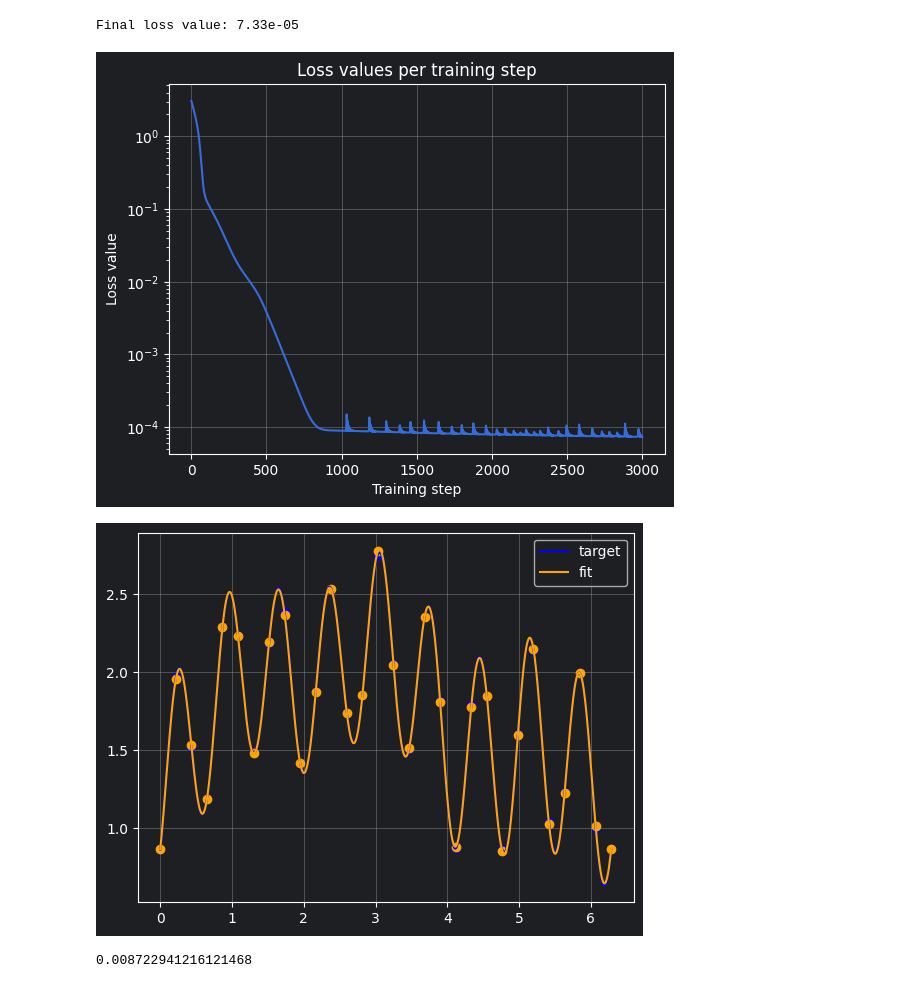
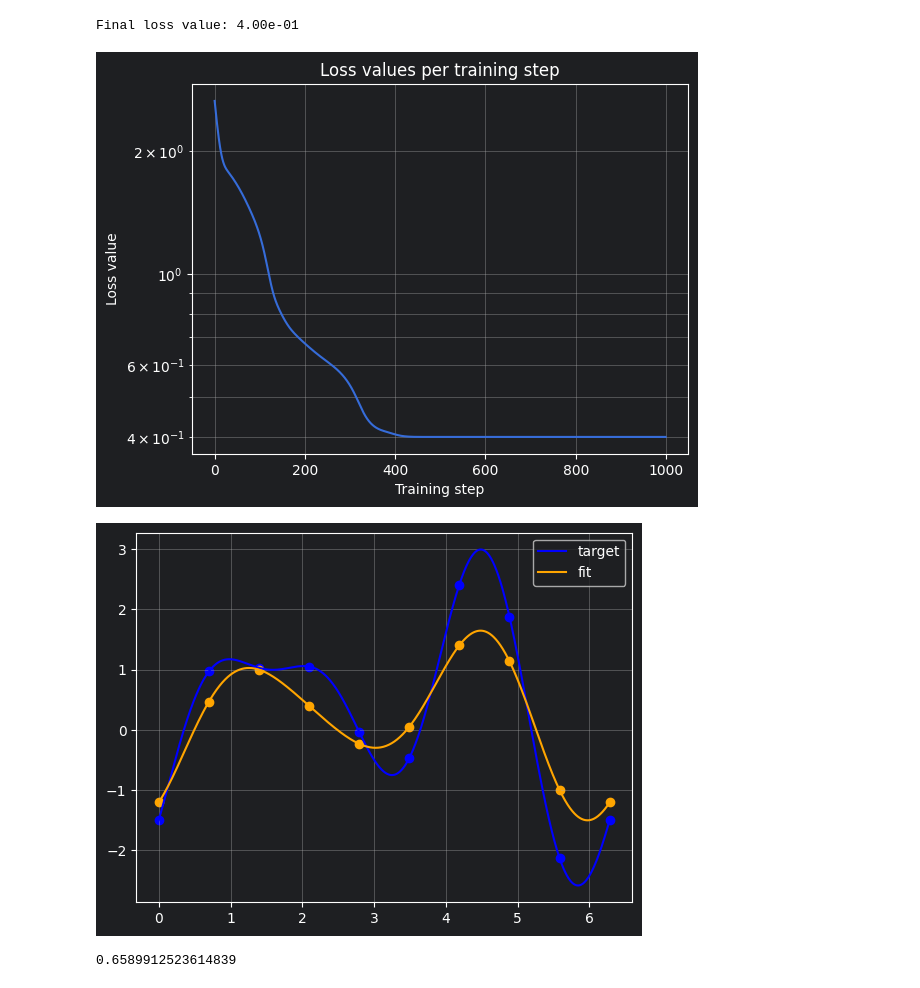
Before and after one commit to RealMrAnonymous/aqa_generating_set_expressivity, a Jupyter notebook: testing.ipynb, the cells around one changed output. Saved outputs shown, nothing was run; the diff lists cells and outputs as text; code cells hidden in the pictures.

Commit message:
Wrote code to generate random target functions
Also started setting up the final plotting.

```diff
--- a/testing.ipynb
+++ b/testing.ipynb
@@ -29,0 +12,15 @@ for step in tqdm(range(N_STEPS), total=N_STEPS):
+# %%
+target = generate_random_fourier_series(3, rng)
+circuit = qml.QNode(triple_pauli_z_circuit, device)
+
+N_COLLOCATION_POINTS = 10
+collocation_points = np.linspace(0, 2*np.pi, N_COLLOCATION_POINTS)
+# collocation_points = np.array([0, 1., 2.])
+
+def cost(theta: np.ndarray):
+    return mse_loss(circuit, theta, collocation_points, target)
+
+optimiser = qml.AdamOptimizer(stepsize=0.01)
+loss_values = []
+N_STEPS = 1000
+theta = 2*np.pi*rng.random(6*N_QUBITS, requires_grad=True)
@@ -30,14 +31,14 @@ for step in tqdm(range(N_STEPS), total=N_STEPS):
 # %%
 plt.semilogy(loss_values)
 plt.title("Loss values per training step")
 plt.xlabel("Training step")
 plt.ylabel("Loss value")
-plt.grid()
+plt.grid(which='both')
 
 print(f"Final loss value: {loss_values[-1]:.2e}")
 # %% [output]
-Final loss value: 7.33e-05
+Final loss value: 4.00e-01
-[figure, old version]
+[figure, new version]
 # %%
 xs = np.linspace(0, 2*np.pi, 1000)
 plt.plot(xs, target(xs), color='blue', label='target')
@@ -47,8 +48,8 @@ plt.scatter(collocation_points, circuit(collocation_points, theta), color='orang
 plt.legend()
 plt.grid()
 # %% [output]
-[figure, old version]
+[figure, new version]
 # %%
 print(np.sqrt(mse_loss(circuit, theta, xs, target)))
 # %% [output]
-0.008722941216121468
+0.6589912523614839
```
Also changed, not shown: parts of 4 cells of this notebook, 6 other files.
